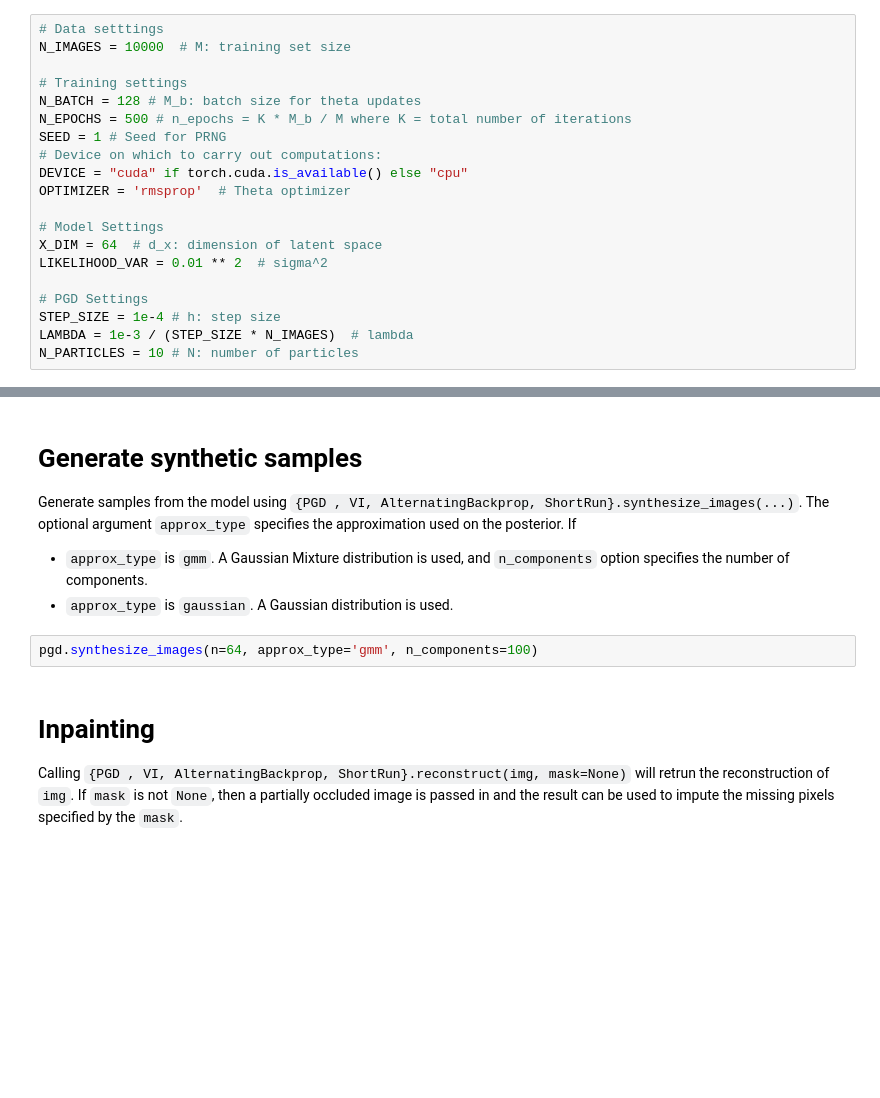
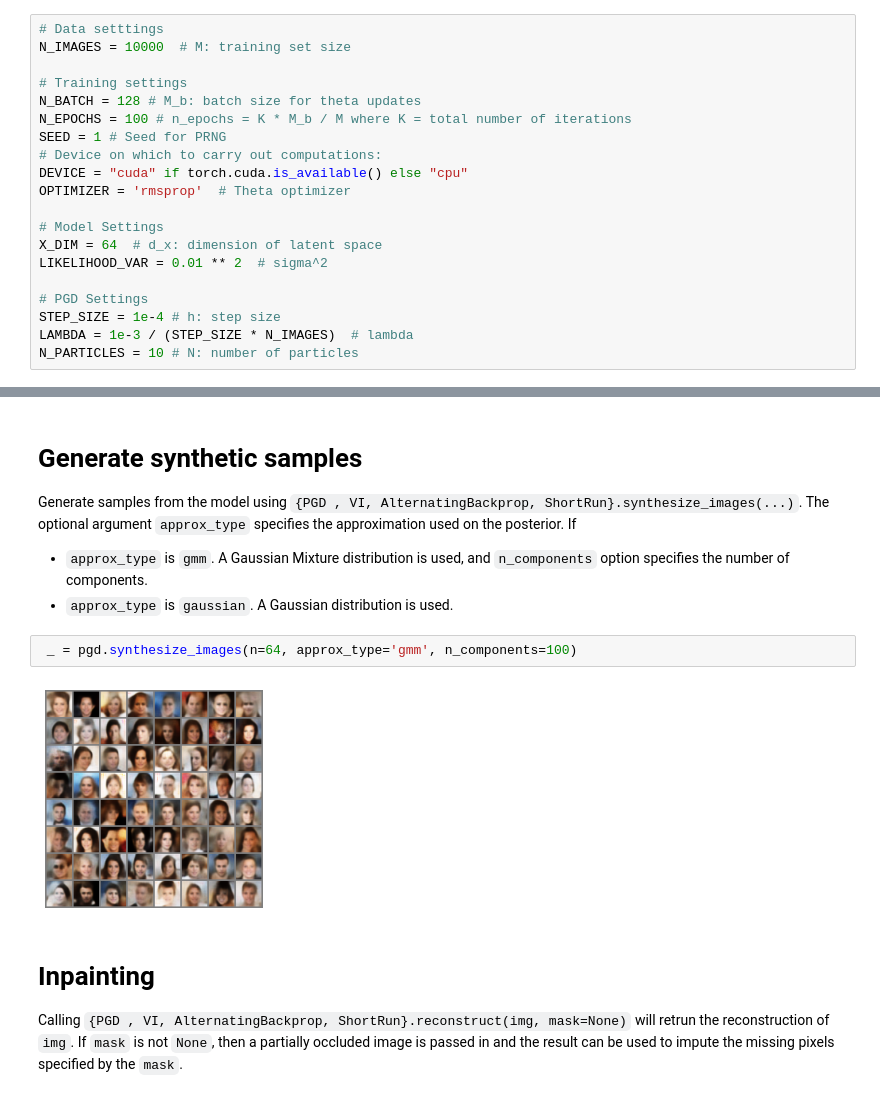
Before and after one commit to juankuntz/ParEM, a Jupyter notebook: torch/notebooks/CelebA.ipynb, the cells around one changed output, grey strips where cells are left out. Drawn from its saved outputs; the diff is of its cells as text; blank space fills up the shorter version.

```diff
--- a/torch/notebooks/CelebA.ipynb
+++ b/torch/notebooks/CelebA.ipynb
@@ -44,7 +48,7 @@ N_IMAGES = 10000  # M: training set size
 
 # Training settings
 N_BATCH = 128 # M_b: batch size for theta updates
-N_EPOCHS = 500 # n_epochs = K * M_b / M where K = total number of iterations
+N_EPOCHS = 100 # n_epochs = K * M_b / M where K = total number of iterations
 SEED = 1 # Seed for PRNG
 # Device on which to carry out computations:
 DEVICE = "cuda" if torch.cuda.is_available() else "cpu"
@@ -115,7 +139,9 @@ Generate samples from the model using `{PGD , VI, AlternatingBackprop, ShortRun}
 * `approx_type` is `gmm`. A Gaussian Mixture distribution is used, and `n_components` option specifies the number of components.
 * `approx_type` is `gaussian`. A Gaussian distribution is used.
 # %%
-pgd.synthesize_images(n=64, approx_type='gmm', n_components=100)
+ _ = pgd.synthesize_images(n=64, approx_type='gmm', n_components=100)
+# %% [output]
+[figure, added]
 # %% [markdown]
 # Inpainting
 Calling `{PGD , VI, AlternatingBackprop, ShortRun}.reconstruct(img, mask=None)` will retrun the reconstruction of `img`. If `mask` is not `None`, then a partially occluded image is passed in and the result can be used to impute the missing pixels specified by the `mask`.
```
Also changed, not shown: parts of 7 cells of this notebook.
